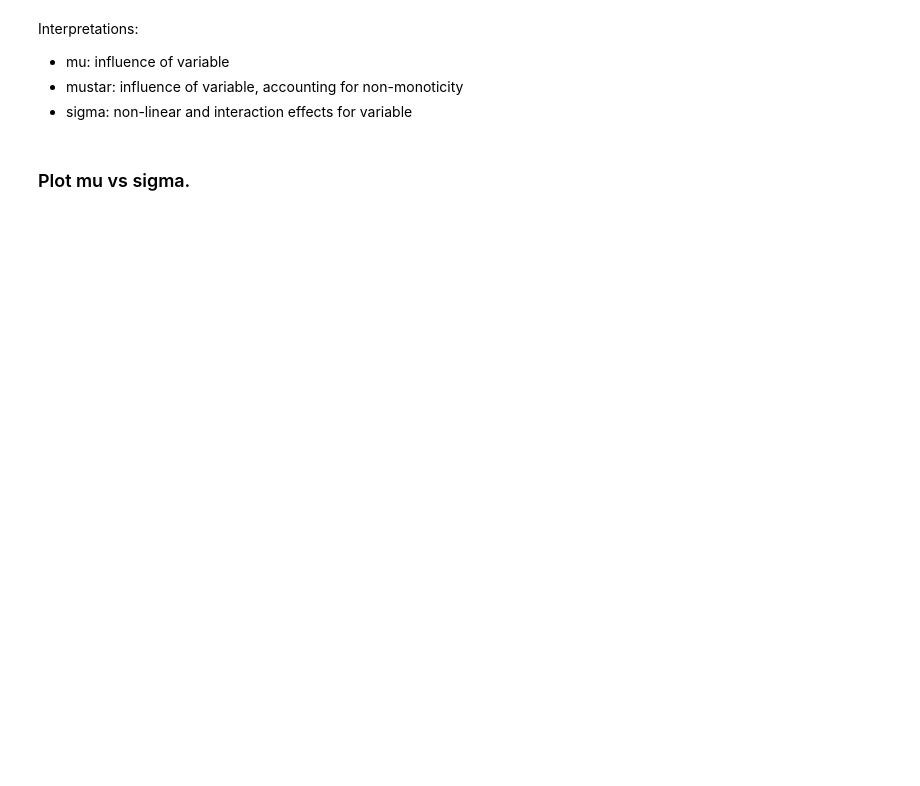
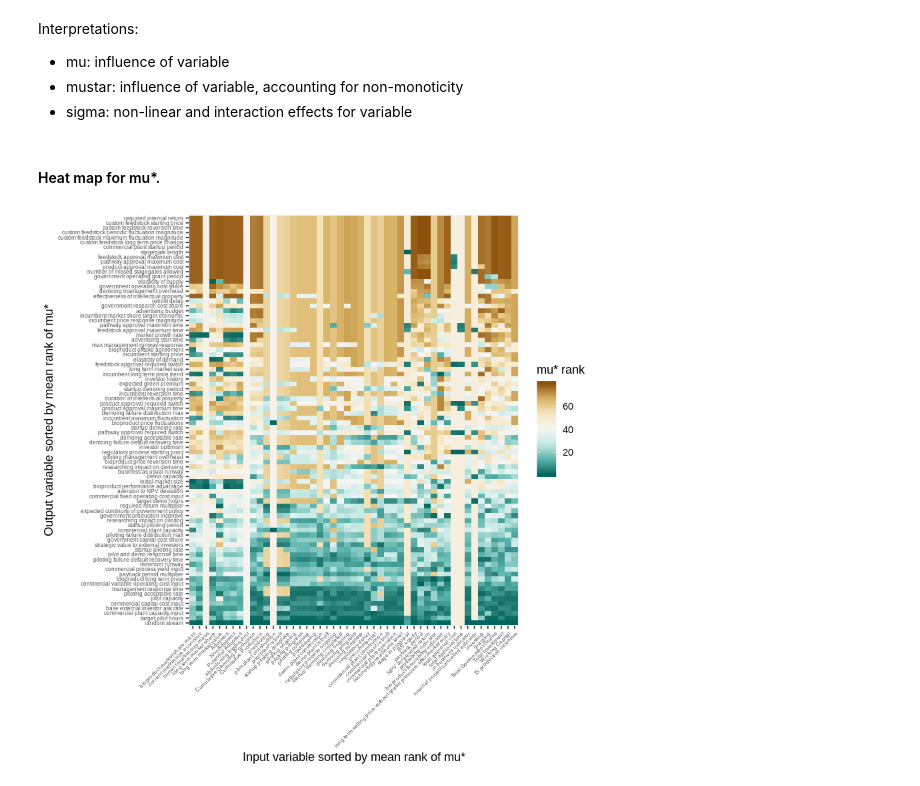
Before and after one commit to NREL/BioproductTransitionDynamics, a Jupyter notebook: sensitivity/btd-elementary-effects-v12.ipynb, the cells around one changed output. Cells and saved outputs as stored; diff of their text form; code cells hidden in the pictures; blank space fills up the shorter version.

Commit message:
analyzed elementary effects

```diff
--- a/sensitivity/btd-elementary-effects-v12.ipynb
+++ b/sensitivity/btd-elementary-effects-v12.ipynb
@@ -133,0 +117,3 @@ z.outputs.clean %>% summary
+# %%
+z.outputs.clean <- z.outputs[order(Run)][`Time` == 2050, c(-1, -2)] %>% as.matrix
+z.outputs.clean %>% dim
@@ -245,0 +272,14 @@ z.result <- data.table(
+# %%
+z.sigma <- apply(z.ee, 3, function(M){
+  apply(M, 2, sd)
+})
+z.sigma <- melt(
+    cbind(
+        data.table(Input=rownames(z.sigma)),
+        data.table(z.sigma)
+    ),
+    id.vars="Input",
+    variable.name = "Output",
+    value.name = "sigma"
+)
+z.sigma %>% head
@@ -245,0 +296,3 @@ z.result <- data.table(
+# %%
+z.results <- merge(merge(z.mu, z.mu.star, on=c("Input", "Output")), z.sigma, on=c("Input", "Output"))
+z.results %>% head
@@ -254,2 +332,0 @@ z.result[order(-mustar)]
-# %% [markdown]
-### Plot mu vs sigma.
@@ -259,0 +333,27 @@ ggplot(z.result, aes(x = mu, y = sigma, color = mustar, label = variable)) +
+# %% [markdown]
+#### Heat map for mu*.
+# %%
+ggplot(
+    z.results,
+    aes(
+        x=factor(
+            Output,
+            levels=z.results[, .(`sort` = mean(`mu* rank`)), by=.(Output)][order(sort), `Output`]
+        ),
+        y=factor(
+            Input,
+            levels=z.results[, .(`sort` = mean(`mu* rank`)), by=.(Input)][order(sort), `Input`]
+        ),
+        fill=`mu* rank`
+    )
+) +
+    geom_tile() +
+    scale_fill_distiller(type="div") +
+    xlab("Input variable sorted by mean rank of mu*") +
+    ylab("Output variable sorted by mean rank of mu*") +
+    theme(
+        axis.text=element_text(size=5),
+        axis.text.x = element_text(angle = 45, hjust=1)
+    )
+# %% [output]
+[figure, added]
```
Also changed, not shown: parts of 42 cells of this notebook, 1 other file.
